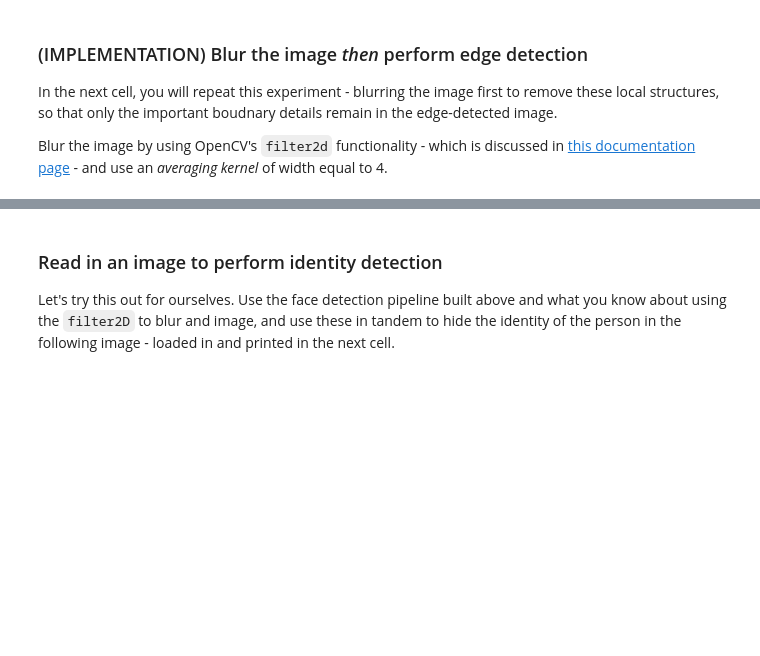
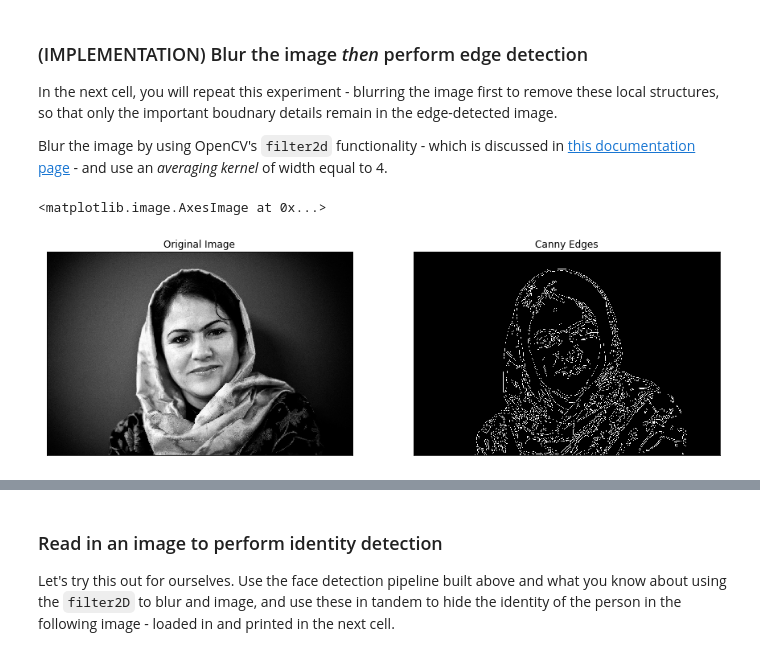
Before and after one commit to lanhhv84/Facial-Keypoint-Detection, a Jupyter notebook: CV_project.ipynb, the cells around one changed output, grey strips where cells are left out. Saved outputs shown, nothing was run; the diff lists cells and outputs as text; code cells hidden in the pictures; blank space fills up the shorter version.

````diff
--- a/CV_project.ipynb
+++ b/CV_project.ipynb
@@ -541,10 +582,29 @@ In the next cell, you will repeat this experiment - blurring the image first to
 
 Blur the image by using OpenCV's ```filter2d``` functionality - which is discussed in [this documentation page](http://docs.opencv.org/3.1.0/d4/d13/tutorial_py_filtering.html) - and use an *averaging kernel* of width equal to 4.
 # %%
-### TODO: Blur the test imageusing OpenCV's filter2d functionality,
+### TODO: Blur the test image using OpenCV's filter2d functionality,
 # Use an averaging kernel, and a kernel width equal to 4
+gray_blur = cv2.GaussianBlur(gray, (5, 5), 0)
+## TODO: Then perform Canny edge detection and display the output
 
-## TODO: Then perform Canny edge detection and display the output
+canny_gray = cv2.Canny(gray_blur , 30, 100)
+fig = plt.figure(figsize = (15,15))
+ax1 = fig.add_subplot(121)
+ax1.set_xticks([])
+ax1.set_yticks([])
+
+ax1.set_title('Original Image')
+ax1.imshow(image)
+
+ax2 = fig.add_subplot(122)
+ax2.set_xticks([])
+ax2.set_yticks([])
+
+ax2.set_title('Canny Edges')
+ax2.imshow(canny_gray, cmap='gray')
+# %% [output]
+<matplotlib.image.AxesImage at 0x...>
+[figure, added]
 # %% [markdown]
 ---
 <a id='step4'></a>
````
Also changed, not shown: parts of 6 cells of this notebook.
